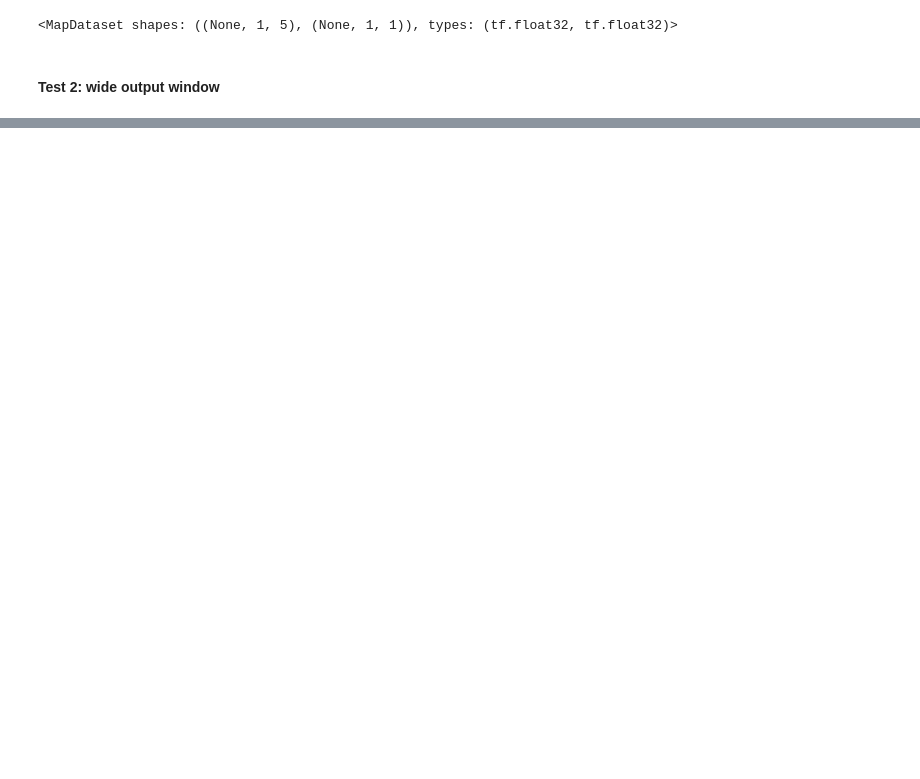
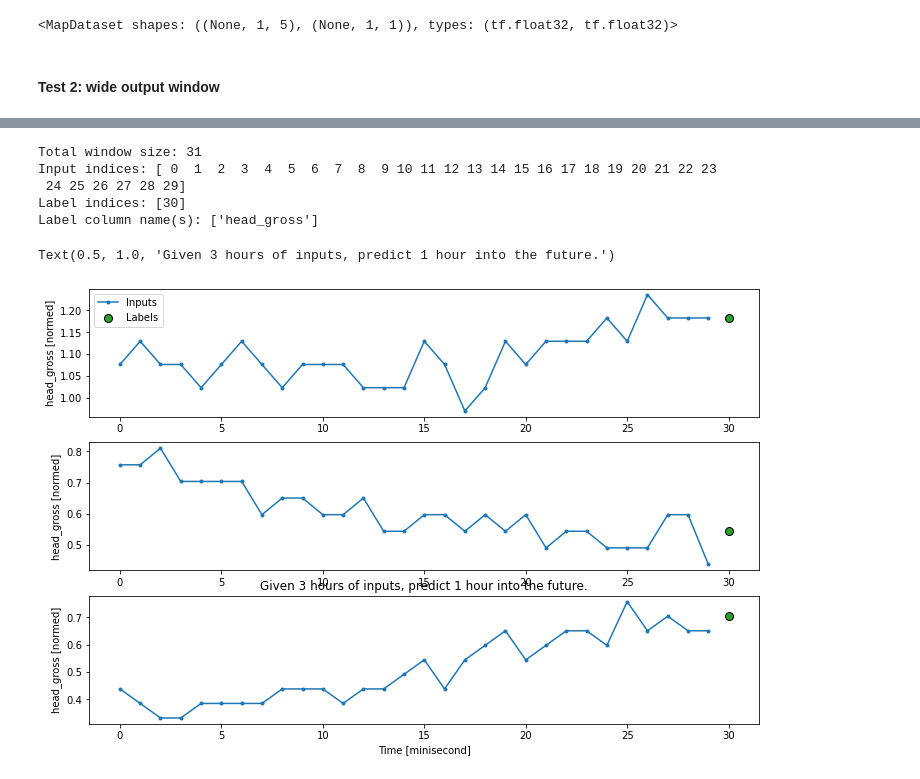
Before and after one commit to wengangmao/vattenfall, a Jupyter notebook: _build/jupyter_execute/contents/codes/tensorflow_simple.ipynb, the cells around one changed output, grey strips where cells are left out. Cells and saved outputs as stored; diff of their text form; code cells hidden in the pictures; blank space fills up the shorter version.

```diff
--- a/_build/jupyter_execute/contents/codes/tensorflow_simple.ipynb
+++ b/_build/jupyter_execute/contents/codes/tensorflow_simple.ipynb
@@ -784,0 +813,22 @@ wide_window.example
+# %%
+# Create the indexes
+CONV_WIDTH = 30
+conv_window = WindowGenerator(
+    input_width=CONV_WIDTH,
+    label_width=1,
+    shift=1,
+    label_columns=['head_gross'])
+
+print(conv_window)
+
+# plot the input data/features
+conv_window.plot()
+plt.title("Given 3 hours of inputs, predict 1 hour into the future.")
+# %% [output]
+Total window size: 31
+Input indices: [ 0  1  2  3  4  5  6  7  8  9 10 11 12 13 14 15 16 17 18 19 20 21 22 23
+ 24 25 26 27 28 29]
+Label indices: [30]
+Label column name(s): ['head_gross']
+Text(0.5, 1.0, 'Given 3 hours of inputs, predict 1 hour into the future.')
+[figure, added]
```
Also changed, not shown: parts of 43 cells of this notebook, 50 other files.
